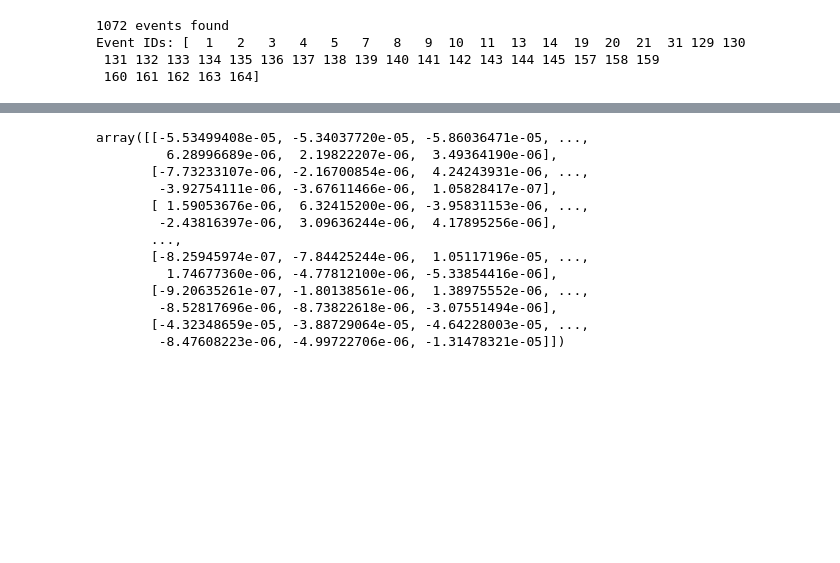
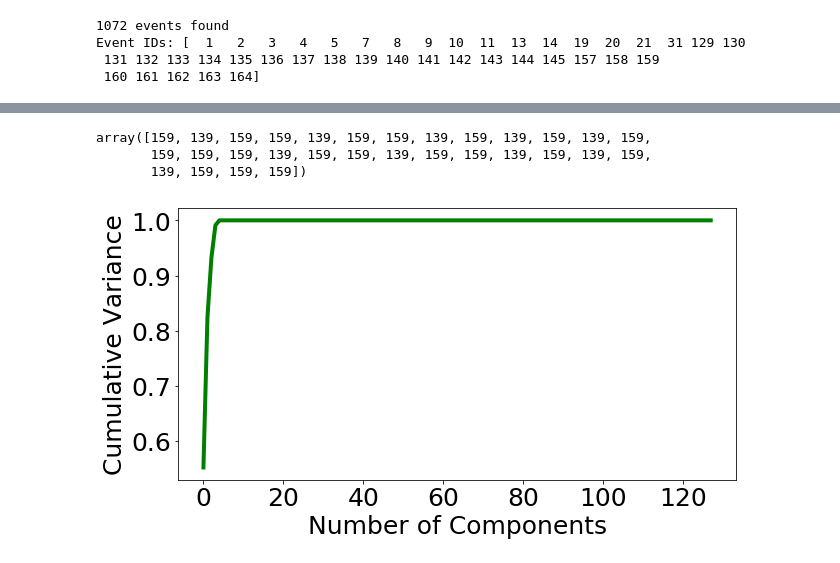
Before and after one commit to edrias/seniorprojecteeg, a Jupyter notebook: Tarekul_Workspace/capstone2/dimension_reduct.ipynb, the cells around one changed output, grey strips where cells are left out. Cells and saved outputs as stored; diff of their text form; code cells hidden in the pictures; blank space fills up the shorter version.

```diff
--- a/Tarekul_Workspace/capstone2/dimension_reduct.ipynb
+++ b/Tarekul_Workspace/capstone2/dimension_reduct.ipynb
@@ -107,19 +107,23 @@ time_unit defaults to "ms" in 0.16 but will change to "s" in 0.17, set it explic
-# %%
-X = epoch.get_data()
-y=epoch.events[:,-1]
-
-X[:,-1]
-# %% [output]
-array([[-5.53499408e-05, -5.34037720e-05, -5.86036471e-05, ...,
-         6.28996689e-06,  2.19822207e-06,  3.49364190e-06],
-       [-7.73233107e-06, -2.16700854e-06,  4.24243931e-06, ...,
-        -3.92754111e-06, -3.67611466e-06,  1.05828417e-07],
-       [ 1.59053676e-06,  6.32415200e-06, -3.95831153e-06, ...,
-        -2.43816397e-06,  3.09636244e-06,  4.17895256e-06],
-       ...,
-       [-8.25945974e-07, -7.84425244e-06,  1.05117196e-05, ...,
-         1.74677360e-06, -4.77812100e-06, -5.33854416e-06],
-       [-9.20635261e-07, -1.80138561e-06,  1.38975552e-06, ...,
-        -8.52817696e-06, -8.73822618e-06, -3.07551494e-06],
-       [-4.32348659e-05, -3.88729064e-05, -4.64228003e-05, ...,
-        -8.47608223e-06, -4.99722706e-06, -1.31478321e-05]])
+# %%
+X = epoch.get_data()
+array_events=epoch.events[:,-1]
+
+array_data = X[:,-1]  #data needs to be in 2 dimensions. n_channels x n_samples
+
+#init pca and fit to data
+pca = UnsupervisedSpatialFilter(PCA(), average=False)
+pca_data = pca.fit_transform(X)
+array_events
+# %% [output]
+array([159, 139, 159, 159, 139, 159, 159, 139, 159, 139, 159, 139, 159,
+       159, 159, 159, 139, 159, 159, 139, 159, 159, 139, 159, 139, 159,
+       139, 159, 159, 159])
+# %%
+compnt_variance = np.cumsum(pca.estimator.explained_variance_ratio_)
+plt.plot(compnt_variance, linewidth = 4.0, color = 'g')
+plt.xlabel('Number of Components', fontsize = 25)
+plt.ylabel('Cumulative Variance', fontsize = 25);
+plt.xticks(fontsize = 25);
+plt.yticks(fontsize = 25);
+# %% [output]
+[figure, added]
```
Also changed, not shown: parts of 9 cells of this notebook.
